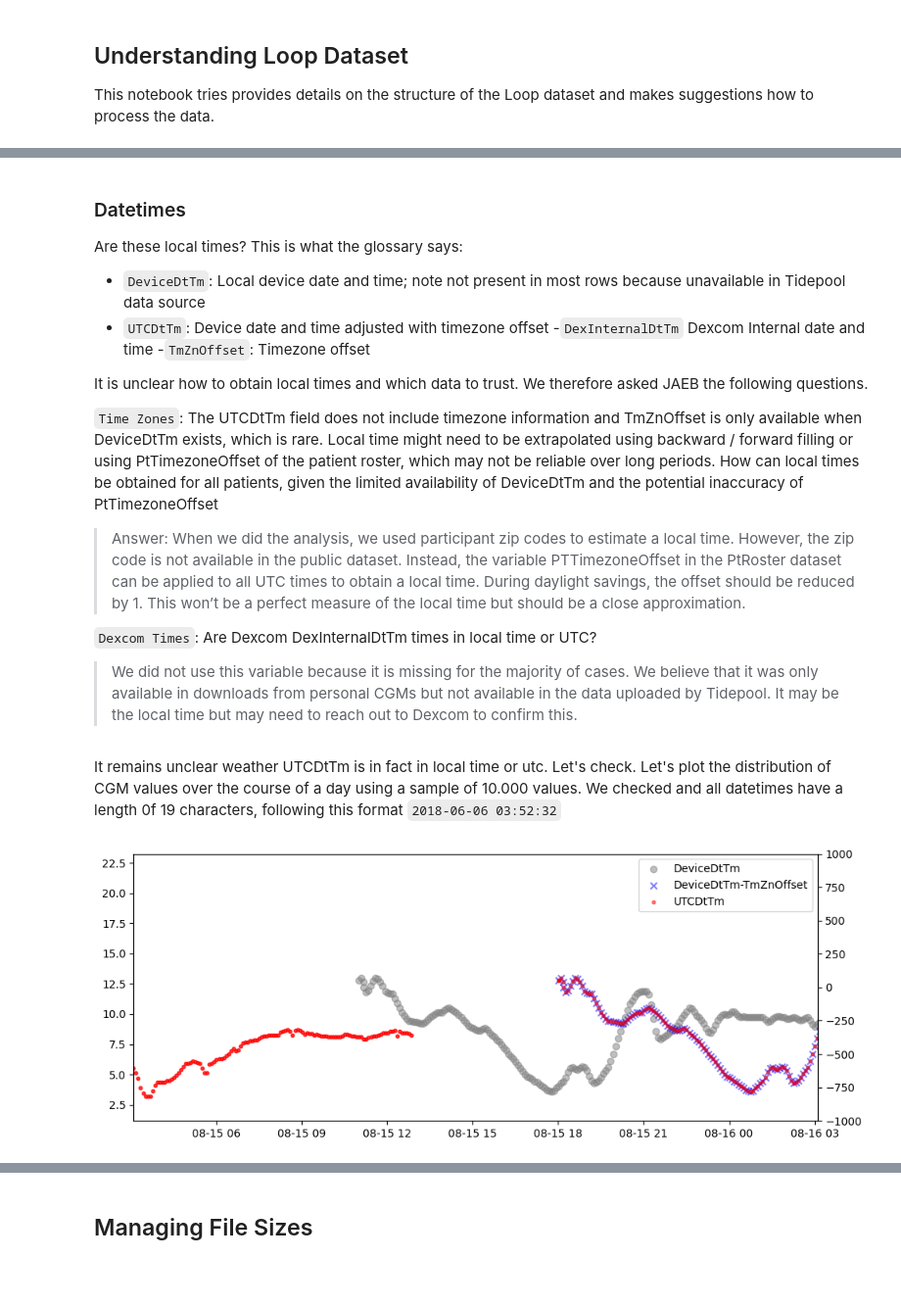
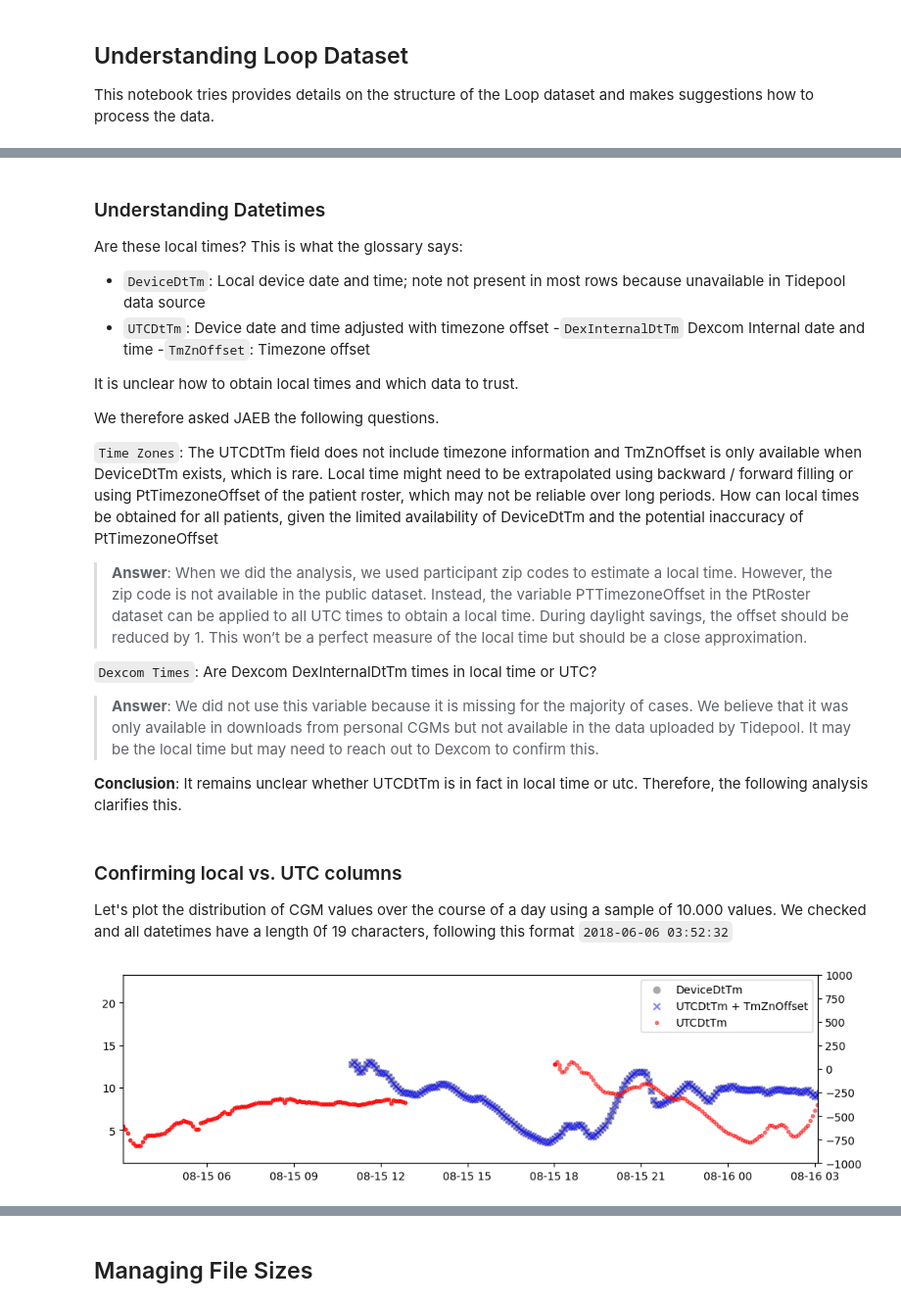
Before and after one commit to nudgebg/egvinsulin, a Jupyter notebook: notebooks/understand-loop-dataset.ipynb, the cells around one changed output, grey strips where cells are left out. Shown at 98% size. Saved outputs shown, nothing was run; the diff lists cells and outputs as text; code cells hidden in the pictures; blank space fills up the shorter version.

```diff
--- a/notebooks/understand-loop-dataset.ipynb
+++ b/notebooks/understand-loop-dataset.ipynb
@@ -100,3 +117,8 @@ loop_path = os.path.join(raw_path, study_name)
 # %%
+#define path variables
+study_name = 'Loop study public dataset 2023-01-31'
+raw_path = os.path.join(os.getcwd(), '..', 'data', 'raw')
+out_path = os.path.join(os.getcwd(), '..', 'data', 'out')
+loop_path = os.path.join(raw_path, study_name)
 df_patient= pd.read_csv(os.path.join(loop_path, 'Data Tables', 'PtRoster.txt'), sep='|')
 # %%
@@ -135,42 +176,49 @@ display(df_cgm.agg(['count', count_na, 'nunique']).T)
 # %% [markdown]
-### Datetimes
+### Understanding Datetimes
 Are these local times? This is what the glossary says:
  - `DeviceDtTm`: Local device date and time; note not present in most rows because unavailable in Tidepool data source
  - `UTCDtTm`: Device date and time adjusted with timezone offset
  -`DexInternalDtTm` Dexcom Internal date and time
  -`TmZnOffset`: Timezone offset
 
-It is unclear how to obtain local times and which data to trust. We therefore asked JAEB the following questions.
+It is unclear how to obtain local times and which data to trust.
+
+
+We therefore asked JAEB the following questions.
 
 `Time Zones`: The UTCDtTm field does not include timezone information and TmZnOffset is only available when DeviceDtTm exists, which is rare. Local time might need to be extrapolated using backward / forward filling or using PtTimezoneOffset of the patient roster, which may not be reliable over long periods. How can local times be obtained for all patients, given the limited availability of DeviceDtTm and the potential inaccuracy of PtTimezoneOffset
-> Answer: When we did the analysis, we used participant zip codes to estimate a local time. However, the zip code is not available in the public dataset. Instead, the variable PTTimezoneOffset in the PtRoster dataset can be applied to all UTC times to obtain a local time. During daylight savings, the offset should be reduced by 1.  This won’t be a perfect measure of the local time but should be a close approximation.
+> **Answer**: When we did the analysis, we used participant zip codes to estimate a local time. However, the zip code is not available in the public dataset. Instead, the variable PTTimezoneOffset in the PtRoster dataset can be applied to all UTC times to obtain a local time. During daylight savings, the offset should be reduced by 1.  This won’t be a perfect measure of the local time but should be a close approximation.
 
 `Dexcom Times`: Are Dexcom DexInternalDtTm times in local time or UTC?
-> We did not use this variable because it is missing for the majority of cases.  We believe that it was only available in downloads from personal CGMs but not available in the data uploaded by Tidepool.  It may be the local time but may need to reach out to Dexcom to confirm this.
+> **Answer**: We did not use this variable because it is missing for the majority of cases.  We believe that it was only available in downloads from personal CGMs but not available in the data uploaded by Tidepool.  It may be the local time but may need to reach out to Dexcom to confirm this.
+
+
+**Conclusion**: It remains unclear whether UTCDtTm is in fact in local time or utc. Therefore, the following analysis clarifies this.
 # %% [markdown]
-It remains unclear weather UTCDtTm is in fact in local time or utc. Let's check. Let's plot the distribution of CGM values over the course of a day using a sample of 10.000 values. We checked and all datetimes have a length 0f 19 characters, following this format `2018-06-06 03:52:32`
+### Confirming local vs. UTC columns
+Let's plot the distribution of CGM values over the course of a day using a sample of 10.000 values.
+We checked and all datetimes have a length 0f 19 characters, following this format `2018-06-06 03:52:32`
 # %%
-%matplotlib inline
-# set up plot
+#ploting a single patient's CGM data
 pt_grps = df_cgm.groupby('PtID', observed=False)
 subframe = pt_grps.get_group(1173).copy()
-subframe['AdjustedDtTm'] = subframe.DeviceDtTm - pd.to_timedelta(subframe.TmZnOffset, unit='minute')
+subframe['AdjustedDtTm'] = subframe.UTCDtTm + pd.to_timedelta(subframe.TmZnOffset, unit='minute')
 
 temp = subframe.dropna(subset=['DeviceDtTm']).sort_values(['DeviceDtTm'])
 
-fig, ax = plt.subplots(figsize=(10, 4)); twinx = ax.twinx()
+fig, ax = plt.subplots(figsize=(10, 3)); twinx = ax.twinx()
 offset=4.5
 
-ax.scatter(temp.DeviceDtTm, temp.CGMVal, label='DeviceDtTm', marker='o',alpha=0.5, color='gray')
-ax.scatter(temp.AdjustedDtTm, temp.CGMVal, label='DeviceDtTm-TmZnOffset', marker='x',alpha=0.5,color='blue')
+ax.scatter(temp.DeviceDtTm, temp.CGMVal, label='DeviceDtTm', marker='o',alpha=1, color='darkgray')
+ax.scatter(temp.AdjustedDtTm, temp.CGMVal, label='UTCDtTm + TmZnOffset', marker='x', alpha=0.5,color='blue')
 
 temp = subframe.dropna(subset=['UTCDtTm']).sort_values(['UTCDtTm'])
 ax.scatter(temp.UTCDtTm, temp.CGMVal, label='UTCDtTm', marker='.',alpha=0.5,color='red')
 twinx.plot(temp.UTCDtTm, temp.TmZnOffset, label='TmZnOffset')
 
 ax.set_xlim(temp.UTCDtTm.min()+timedelta(days=offset), temp.UTCDtTm.min()+timedelta(days=offset+1))
 twinx.set_ylim(-1000, 1000); ax.legend(); plt.tight_layout()
 plt.show()
 del subframe, temp
 # %% [output]
-[figure, old version]
+[figure, new version]
```
Also changed, not shown: parts of 48 cells of this notebook, 2 other files.
